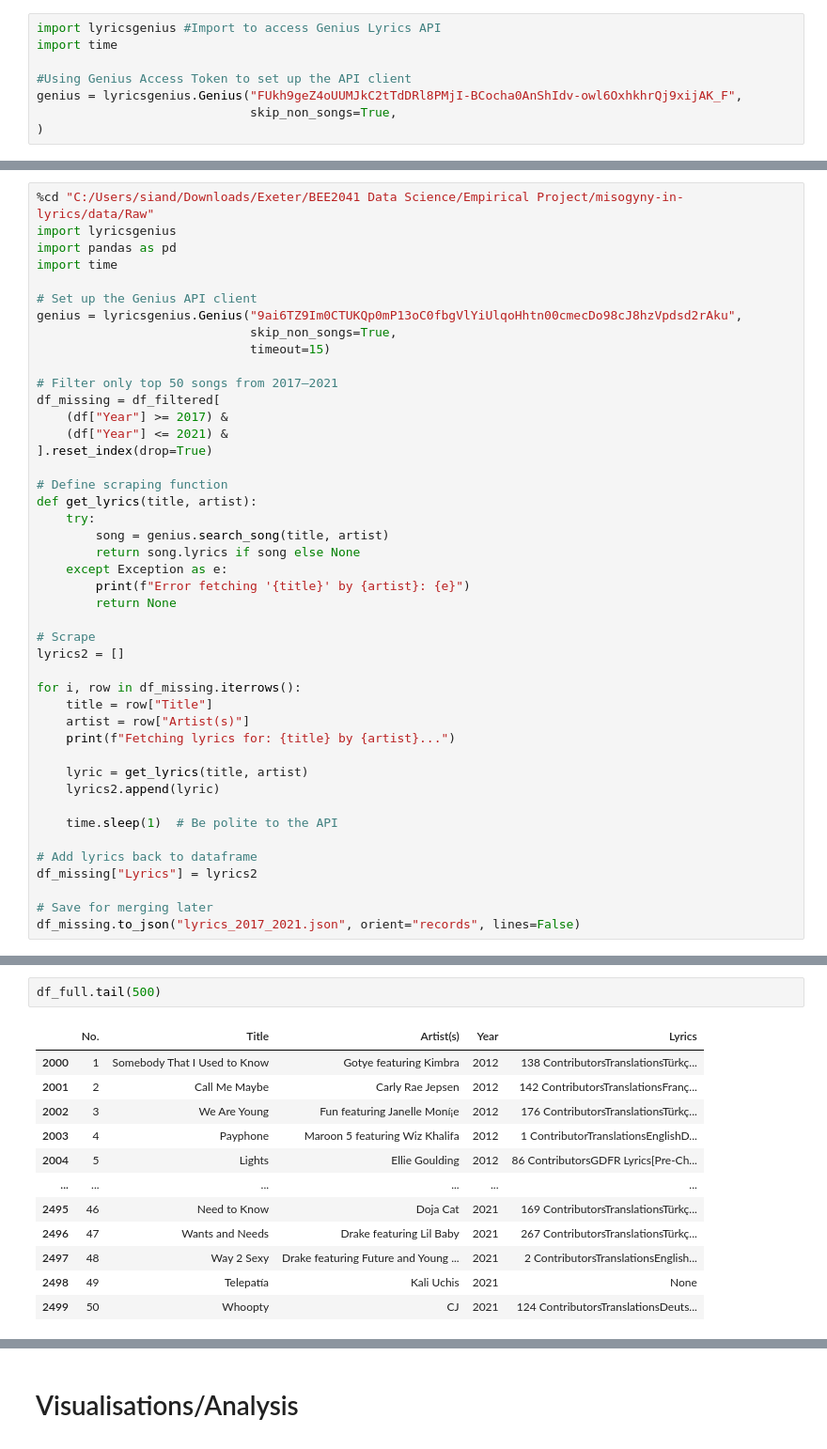
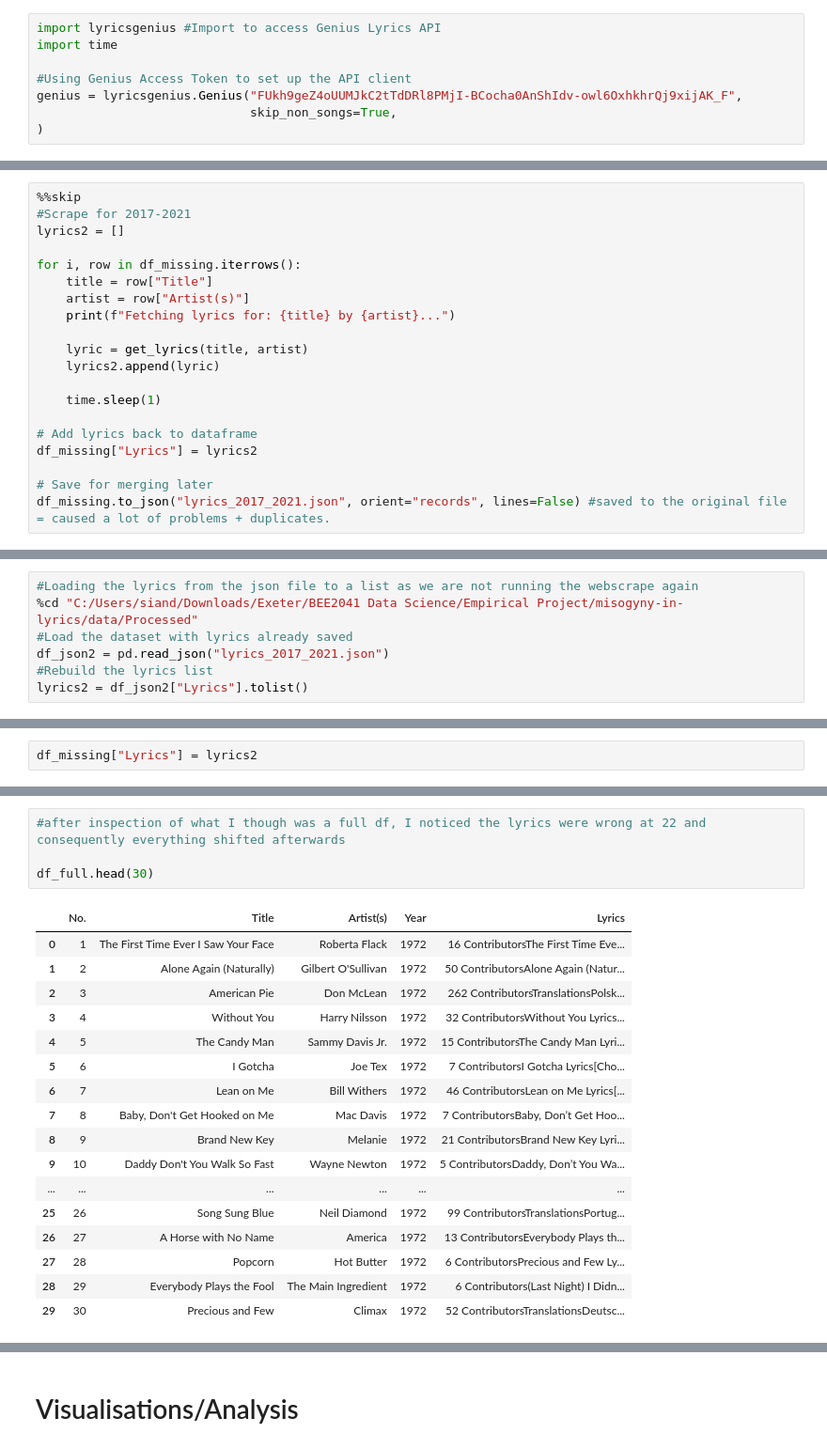
Before and after one commit to sdavies056/misogyny-in-lyrics, a Jupyter notebook: notebooks/misogyny-in-lyrics.ipynb, the cells around one changed output, grey strips where cells are left out. Shown at 94% size. Drawn from its saved outputs; the diff is of its cells as text.

```diff
--- a/notebooks/misogyny-in-lyrics.ipynb
+++ b/notebooks/misogyny-in-lyrics.ipynb
@@ -126,30 +139,6 @@ df_json.tail(250) #read the json file c:\Users\siand\Downloads\Exeter\BEE2041 Da
 # %%
-%cd "C:/Users/siand/Downloads/Exeter/BEE2041 Data Science/Empirical Project/misogyny-in-lyrics/data/Raw"
-import lyricsgenius
-import pandas as pd
-import time
-
-# Set up the Genius API client
-genius = lyricsgenius.Genius("9ai6TZ9Im0CTUKQp0mP13oC0fbgVlYiUlqoHhtn00cmecDo98cJ8hzVpdsd2rAku",
-                             skip_non_songs=True,
-                             timeout=15)
-
-# Filter only top 50 songs from 2017–2021
-df_missing = df_filtered[
-    (df["Year"] >= 2017) &
-    (df["Year"] <= 2021) &
-].reset_index(drop=True)
-
-# Define scraping function
-def get_lyrics(title, artist):
-    try:
-        song = genius.search_song(title, artist)
-        return song.lyrics if song else None
-    except Exception as e:
-        print(f"Error fetching '{title}' by {artist}: {e}")
-        return None
-
-# Scrape
+%%skip
+#Scrape for 2017-2021
 lyrics2 = []
 
 for i, row in df_missing.iterrows():
@@ -160,10 +149,10 @@ for i, row in df_missing.iterrows():
     lyric = get_lyrics(title, artist)
     lyrics2.append(lyric)
 
-    time.sleep(1)  # Be polite to the API
+    time.sleep(1)
 
 # Add lyrics back to dataframe
 df_missing["Lyrics"] = lyrics2
 
 # Save for merging later
-df_missing.to_json("lyrics_2017_2021.json", orient="records", lines=False)
+df_missing.to_json("lyrics_2017_2021.json", orient="records", lines=False) #saved to the original file = caused a lot of problems + duplicates.
@@ -187,0 +159,7 @@ Done.
+# %%
+#Loading the lyrics from the json file to a list as we are not running the webscrape again
+%cd "C:/Users/siand/Downloads/Exeter/BEE2041 Data Science/Empirical Project/misogyny-in-lyrics/data/Processed"
+#Load the dataset with lyrics already saved
+df_json2 = pd.read_json("lyrics_2017_2021.json")
+#Rebuild the lyrics list
+lyrics2 = df_json2["Lyrics"].tolist()
@@ -188 +168,3 @@ Done.
+# %%
+df_missing["Lyrics"] = lyrics2
 # %%
@@ -210,15 +205,22 @@ df_full.reset_index(drop=True, inplace=True)
 # %%
-df_full.tail(500)
+#after inspection of what I though was a full df, I noticed the lyrics were wrong at 22 and consequently everything shifted afterwards
+
+df_full.head(30)
 # %% [output]
 |  | No. | Title | Artist(s) | Year | Lyrics |
-| 2000 | 1 | Somebody That I Used to Know | Gotye featuring Kimbra | 2012 | 138 ContributorsTranslationsTürkç... |
-| 2001 | 2 | Call Me Maybe | Carly Rae Jepsen | 2012 | 142 ContributorsTranslationsFranç... |
-| 2002 | 3 | We Are Young | Fun featuring Janelle Moní¡e | 2012 | 176 ContributorsTranslationsTürkç... |
-| 2003 | 4 | Payphone | Maroon 5 featuring Wiz Khalifa | 2012 | 1 ContributorTranslationsEnglishD... |
-| 2004 | 5 | Lights | Ellie Goulding | 2012 | 86 ContributorsGDFR Lyrics[Pre-Ch... |
+| 0 | 1 | The First Time Ever I Saw Your Face | Roberta Flack | 1972 | 16 ContributorsThe First Time Eve... |
+| 1 | 2 | Alone Again (Naturally) | Gilbert O'Sullivan | 1972 | 50 ContributorsAlone Again (Natur... |
+| 2 | 3 | American Pie | Don McLean | 1972 | 262 ContributorsTranslationsPolsk... |
+| 3 | 4 | Without You | Harry Nilsson | 1972 | 32 ContributorsWithout You Lyrics... |
+| 4 | 5 | The Candy Man | Sammy Davis Jr. | 1972 | 15 ContributorsThe Candy Man Lyri... |
+| 5 | 6 | I Gotcha | Joe Tex | 1972 | 7 ContributorsI Gotcha Lyrics[Cho... |
+| 6 | 7 | Lean on Me | Bill Withers | 1972 | 46 ContributorsLean on Me Lyrics[... |
+| 7 | 8 | Baby, Don't Get Hooked on Me | Mac Davis | 1972 | 7 ContributorsBaby, Don’t Get Hoo... |
+| 8 | 9 | Brand New Key | Melanie | 1972 | 21 ContributorsBrand New Key Lyri... |
+| 9 | 10 | Daddy Don't You Walk So Fast | Wayne Newton | 1972 | 5 ContributorsDaddy, Don’t You Wa... |
 | ... | ... | ... | ... | ... | ... |
-| 2495 | 46 | Need to Know | Doja Cat | 2021 | 169 ContributorsTranslationsTürkç... |
-| 2496 | 47 | Wants and Needs | Drake featuring Lil Baby | 2021 | 267 ContributorsTranslationsTürkç... |
-| 2497 | 48 | Way 2 Sexy | Drake featuring Future and Young ... | 2021 | 2 ContributorsTranslationsEnglish... |
-| 2498 | 49 | Telepatí­a | Kali Uchis | 2021 | None |
-| 2499 | 50 | Whoopty | CJ | 2021 | 124 ContributorsTranslationsDeuts... |
+| 25 | 26 | Song Sung Blue | Neil Diamond | 1972 | 99 ContributorsTranslationsPortug... |
+| 26 | 27 | A Horse with No Name | America | 1972 | 13 ContributorsEverybody Plays th... |
+| 27 | 28 | Popcorn | Hot Butter | 1972 | 6 ContributorsPrecious and Few Ly... |
+| 28 | 29 | Everybody Plays the Fool | The Main Ingredient | 1972 | 6 Contributors(Last Night) I Didn... |
+| 29 | 30 | Precious and Few | Climax | 1972 | 52 ContributorsTranslationsDeutsc... |
```
Also changed, not shown: parts of 69 cells of this notebook, 1 other file.
